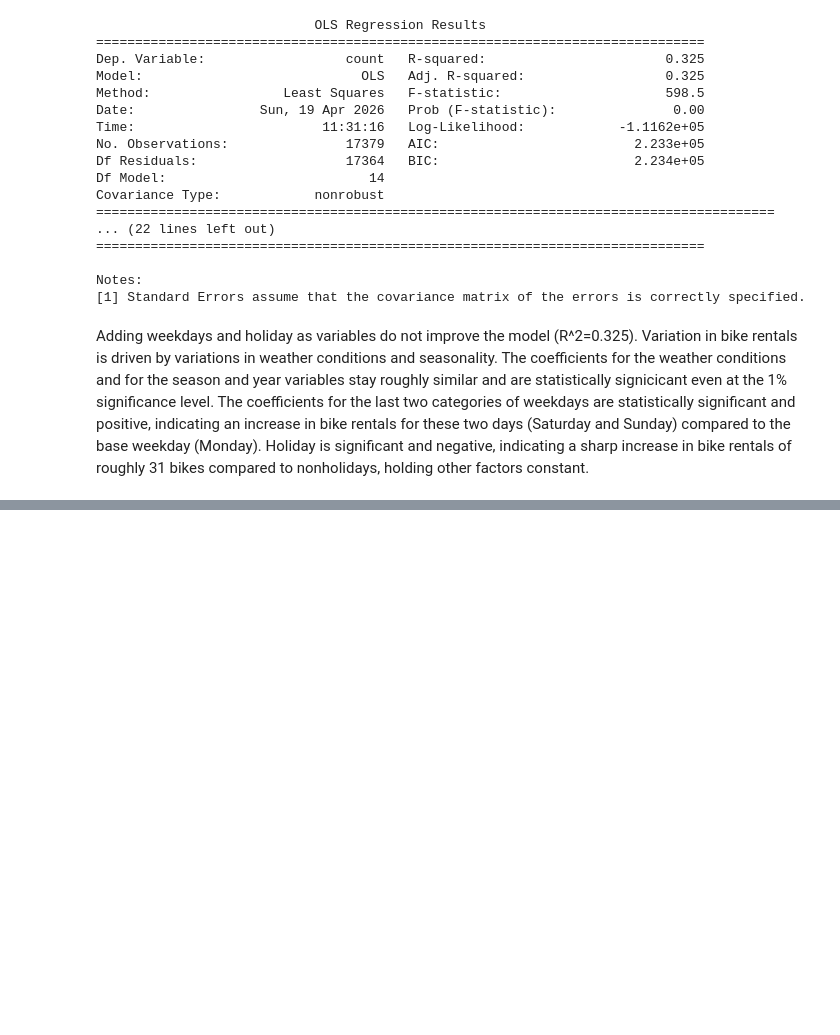
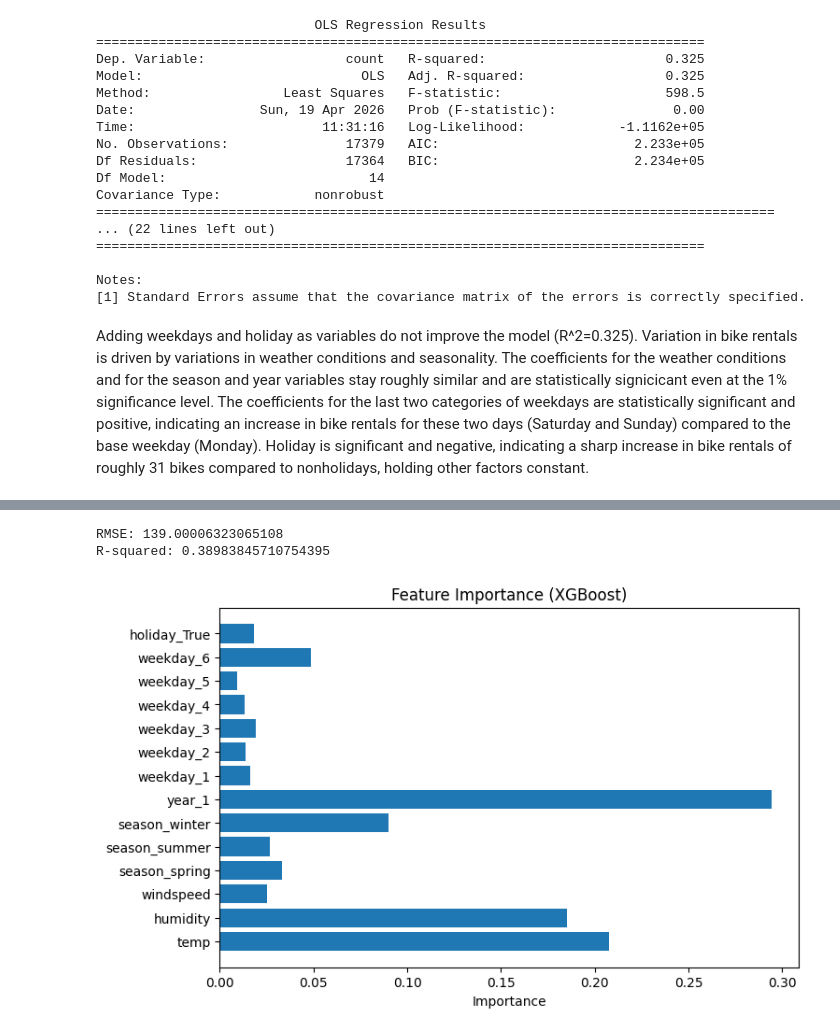
Before and after one commit to rumen111/data_science, a Jupyter notebook: data_science.ipynb, the cells around one changed output, grey strips where cells are left out. Cells and saved outputs as stored; diff of their text form; code cells hidden in the pictures; blank space fills up the shorter version.

Commit message:
Adding XGBoost analysis

```diff
--- a/data_science.ipynb
+++ b/data_science.ipynb
@@ -495,0 +506,16 @@ Adding weekdays and holiday as variables do not improve the model (R^2=0.325). V
+# %%
+import pandas as pd
+
+# Select the same variables as your final (third-level) model
+X = df[[
+    "temp", "humidity", "windspeed",
+    "season", "year", "weekday",
+    "holiday"
+]].copy()
+
+y = df["count"]
+
+# Convert categorical variables to dummies
+X = pd.get_dummies(X, columns=["season", "year", "weekday", "holiday"], drop_first=True)
+
+X.head()
@@ -495,0 +529,17 @@ Adding weekdays and holiday as variables do not improve the model (R^2=0.325). V
+# %%
+from sklearn.model_selection import train_test_split
+
+X_train, X_test, y_train, y_test = train_test_split(
+    X, y, test_size=0.2, random_state=42
+)
+# %%
+from xgboost import XGBRegressor
+
+model_xgb = XGBRegressor(
+    n_estimators=100,
+    max_depth=4,
+    learning_rate=0.1,
+    random_state=42
+)
+
+model_xgb.fit(X_train, y_train)
@@ -495,0 +558,28 @@ Adding weekdays and holiday as variables do not improve the model (R^2=0.325). V
+# %%
+from sklearn.metrics import mean_squared_error, r2_score
+import numpy as np
+
+y_pred = model_xgb.predict(X_test)
+
+mse = mean_squared_error(y_test, y_pred)
+rmse = np.sqrt(mse)
+
+r2 = r2_score(y_test, y_pred)
+
+print("RMSE:", rmse)
+print("R-squared:", r2)
+# %% [output]
+RMSE: 139.00006323065108
+R-squared: 0.38983845710754395
+# %%
+import matplotlib.pyplot as plt
+
+importance = model_xgb.feature_importances_
+
+plt.figure(figsize=(8, 5))
+plt.barh(X.columns, importance)
+plt.title("Feature Importance (XGBoost)")
+plt.xlabel("Importance")
+plt.show()
+# %% [output]
+[figure, added]
```
Also changed, not shown: parts of 10 cells of this notebook.
